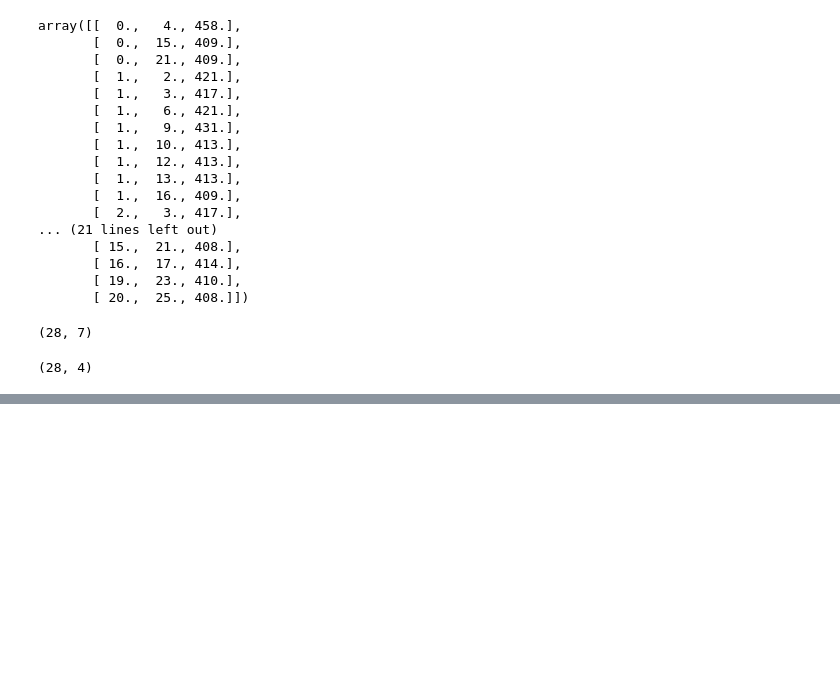
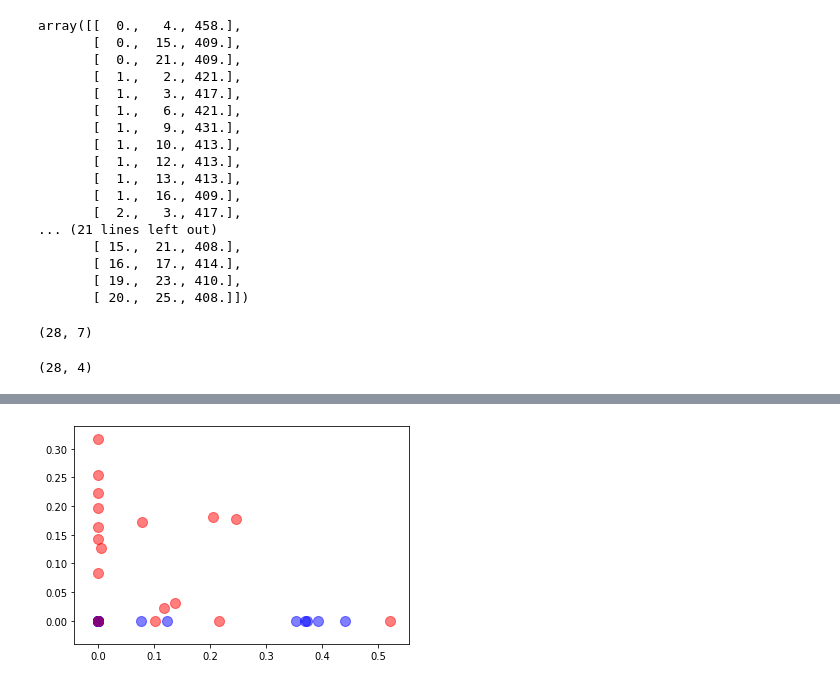
Before and after one commit to kangkang59812/GraphCaption, a Jupyter notebook: test.ipynb, the cells around one changed output, grey strips where cells are left out. Saved outputs shown, nothing was run; the diff lists cells and outputs as text; code cells hidden in the pictures; blank space fills up the shorter version.

```diff
--- a/test.ipynb
+++ b/test.ipynb
@@ -865,0 +2045,11 @@ b.shape
+# %%
+import matplotlib.pyplot as plt
+#%matplotlib notebook
+for i in range (34):
+    if zkc.nodes[i]['club'] == 'Mr. Hi':
+        plt.scatter(np.array(output)[i,0],np.array(output)[i,1] ,color = 'b',alpha=0.5,s = 100)
+    else:
+        plt.scatter(np.array(output)[i,0],np.array(output)[i,1] ,color = 'r',alpha=0.5,s = 100)
+#plt.scatter(np.array(output)[:,0],np.array(output)[:,1])
+# %% [output]
+[figure, added]
```
Also changed, not shown: parts of 150 cells of this notebook, 23 other files.
